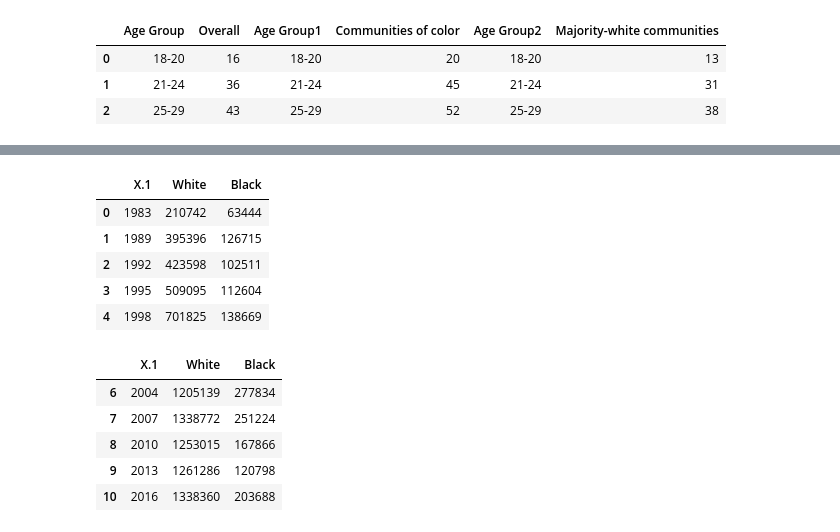
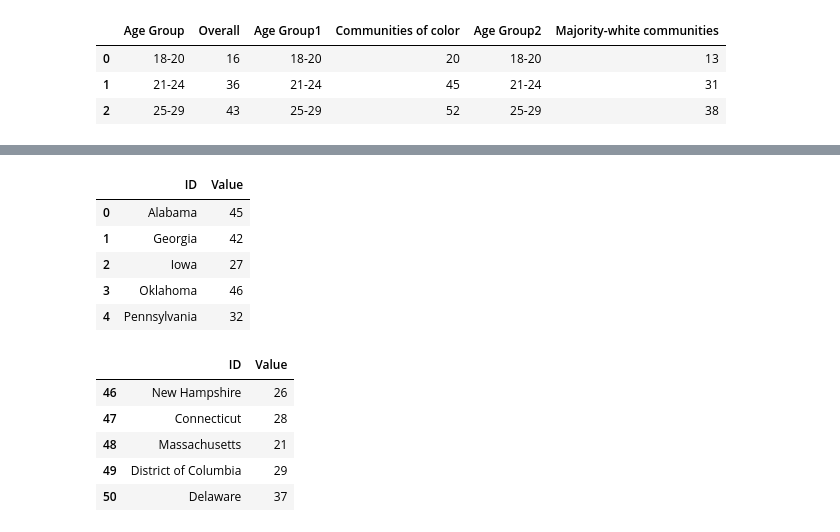
Before and after one commit to toniahurst/FinTech_Project_1, a Jupyter notebook: Project_1.ipynb, the cells around one changed output, grey strips where cells are left out. Saved outputs shown, nothing was run; the diff lists cells and outputs as text; code cells hidden in the pictures.

```diff
--- a/Project_1.ipynb
+++ b/Project_1.ipynb
@@ -340,21 +332,21 @@ slide_eight_df.hvplot.bar(
 # %%
 # Slide 11
 slide_eleven_df = pd.read_csv(
     Path("./Resources_Project_1/ELEVEN_data_MxXI1.csv"),
 )
-slide_nine_df.isnull().dropna()
-display(slide_nine_df.head())
-display(slide_nine_df.tail())
+slide_eleven_df.isnull().dropna()
+display(slide_eleven_df.head())
+display(slide_eleven_df.tail())
 # %% [output]
-|  | X.1 | White | Black |
-| 0 | 1983 | 210742 | 63444 |
-| 1 | 1989 | 395396 | 126715 |
-| 2 | 1992 | 423598 | 102511 |
-| 3 | 1995 | 509095 | 112604 |
-| 4 | 1998 | 701825 | 138669 |
+|  | ID | Value |
+| 0 | Alabama | 45 |
+| 1 | Georgia | 42 |
+| 2 | Iowa | 27 |
+| 3 | Oklahoma | 46 |
+| 4 | Pennsylvania | 32 |
-|  | X.1 | White | Black |
-| 6 | 2004 | 1205139 | 277834 |
-| 7 | 2007 | 1338772 | 251224 |
-| 8 | 2010 | 1253015 | 167866 |
-| 9 | 2013 | 1261286 | 120798 |
-| 10 | 2016 | 1338360 | 203688 |
+|  | ID | Value |
+| 46 | New Hampshire | 26 |
+| 47 | Connecticut | 28 |
+| 48 | Massachusetts | 21 |
+| 49 | District of Columbia | 29 |
+| 50 | Delaware | 37 |
```
Also changed, not shown: parts of 13 cells of this notebook, 5 other files.
